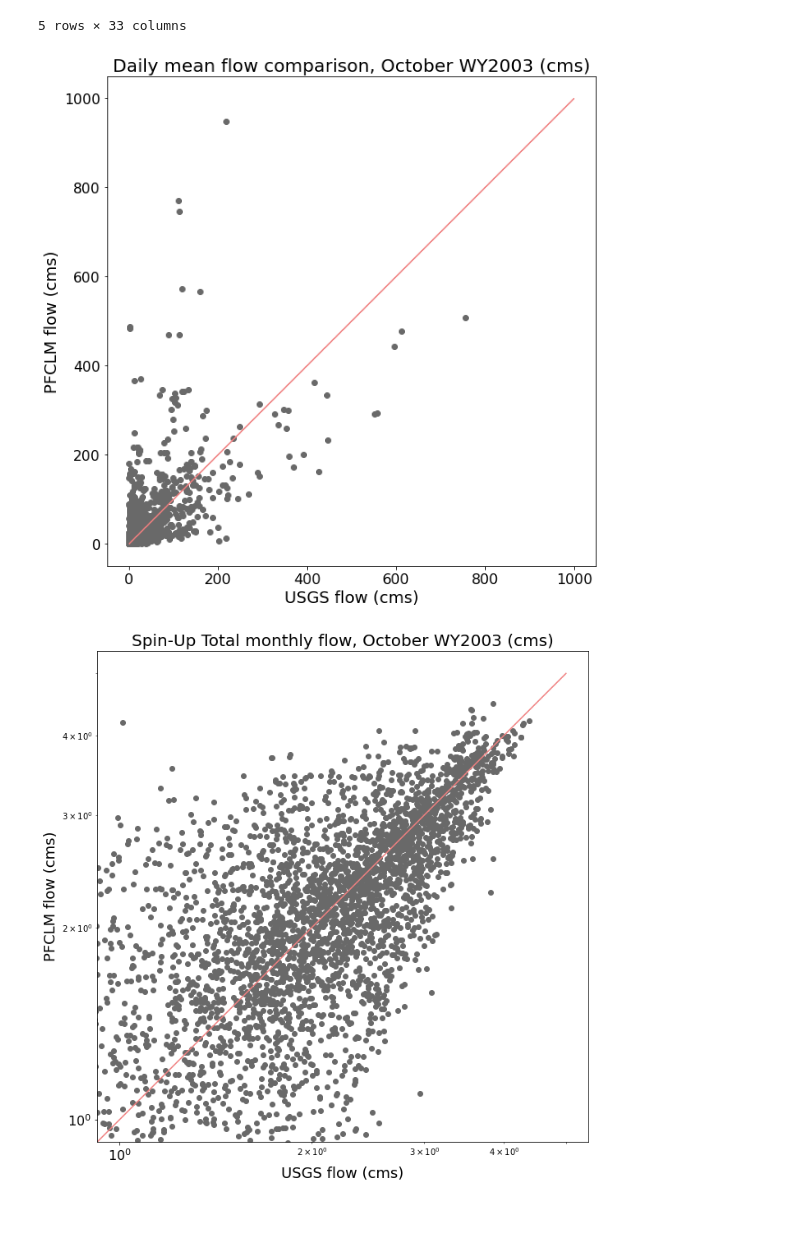
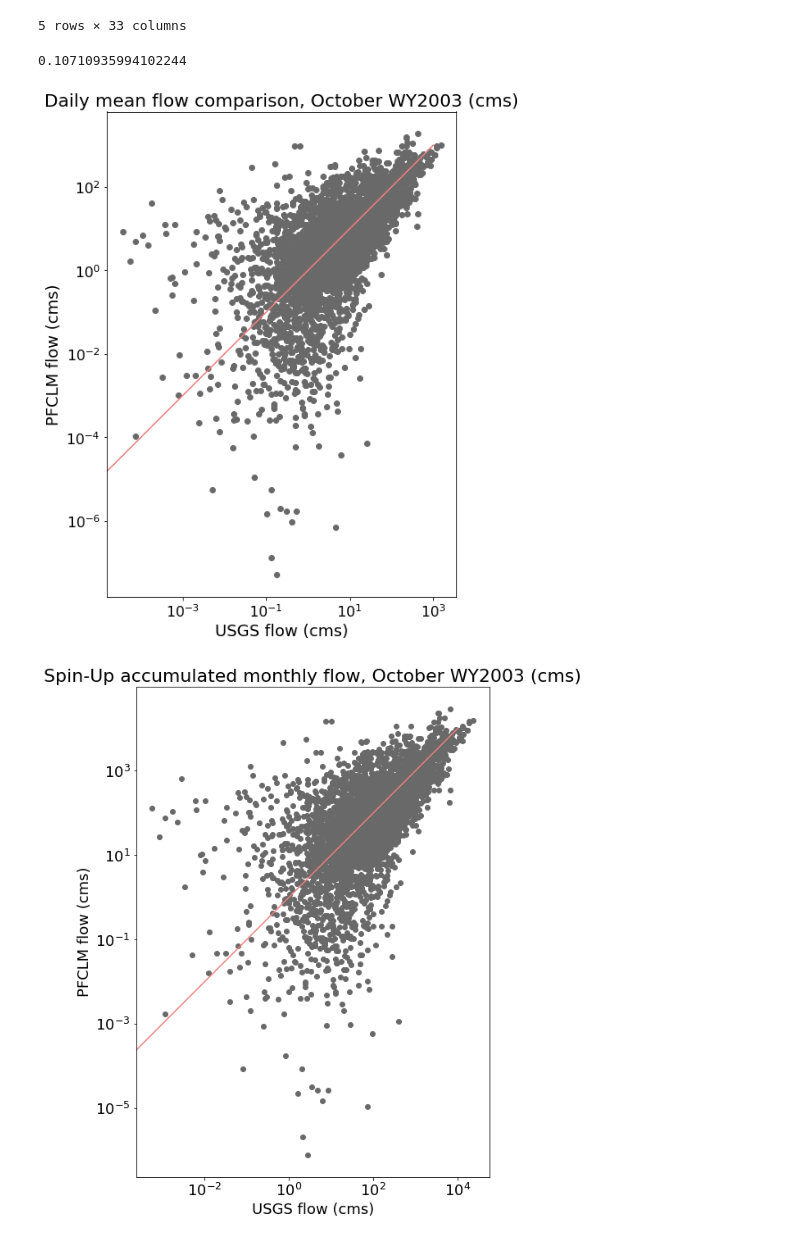
Before and after one commit to danielletijerina/PFCONUS2-analysis, a Jupyter notebook: scripts/Validation/Streamflow/PF-USGS_flow_plots.ipynb, the cells around one changed output. Saved outputs shown, nothing was run; the diff lists cells and outputs as text; code cells hidden in the pictures.

Commit message:
Fixed log flow plots

```diff
--- a/scripts/Validation/Streamflow/PF-USGS_flow_plots.ipynb
+++ b/scripts/Validation/Streamflow/PF-USGS_flow_plots.ipynb
@@ -109,9 +109,10 @@ metadata_df
 # %% [markdown]
 ### Calculate mean flows
 # %%
+usgs_daily_flow['usgs total flow'] = usgs_daily_flow.sum(axis=1)
 usgs_daily_flow['daily mean'] = usgs_daily_flow.sum(axis=1)/no_days
-usgs_daily_flow['monthly total (log)'] = np.log10(usgs_daily_flow.sum(axis=1))
-#usgs_daily_flow['daily mean log'] = np.log10(usgs_daily_flow['daily mean'])
+#usgs_daily_flow['monthly total (log)'] = np.log10(usgs_daily_flow.sum(axis=1)) # DONT HAVE TO DO THIS HERE BECAUSE YOU CAN SET THE PLOT AXIS
+# #usgs_daily_flow['daily mean log'] = np.log10(usgs_daily_flow['daily mean'])
 # %%
 usgs_daily_flow.head()
 # %% [output]
@@ -124,8 +125,9 @@ usgs_daily_flow.head()
 | 1017550 | 0.023772 | 0.024338 | 0.020659 | 0.018395 | 0.01981 | 0.01981 | 0.018678 | 0.018678 | ... |
 5 rows × 33 columns
 # %%
+CONUS2_daily_flow['pf total flow'] = CONUS2_daily_flow.sum(axis=1)
 CONUS2_daily_flow['daily mean'] = CONUS2_daily_flow.sum(axis=1)/no_days
-CONUS2_daily_flow['monthly total (log)'] = np.log10(CONUS2_daily_flow.sum(axis=1))
+#CONUS2_daily_flow['monthly total (log)'] = np.log10(CONUS2_daily_flow.sum(axis=1))  # DONT HAVE TO DO THIS HERE BECAUSE YOU CAN SET THE PLOT AXIS
 #CONUS2_daily_flow['daily mean log'] = np.log10(CONUS2_daily_flow['daily mean'])
 # %%
 CONUS2_daily_flow.head()
@@ -138,40 +140,51 @@ CONUS2_daily_flow.head()
 | 1017000 | 8.474701 | 8.578840 | 8.433320 | 8.120163 | 7.786723 | 7.233890 | 6.638142 | 6.070441 | 5.608575 | 5.285559 | ... | ... |
 | 1017550 | 0.000110 | 0.000000 | 0.000000 | 0.000000 | 0.000000 | 0.000000 | 0.000000 | 0.000000 | 0.000000 | 0.000000 | ... | ... |
 5 rows × 33 columns
+# %%
+# R^2 computations
+r2_daily_mean = r2_score(usgs_daily_flow['daily mean'], CONUS2_daily_flow['daily mean'])
+#r2_month_total = r2_score(usgs_daily_flow['monthly total (log)'], CONUS2_daily_flow['monthly total (log)'])
+r2_daily_mean
+# %% [output]
+0.10710935994102244
 # %%
 # Scatter plot of daily mean flow for October WY2003, PF vs. USGS
 fig = plt.figure(figsize=(10,10), dpi=72)
 ax = fig.add_subplot()
 
 ax.scatter(usgs_daily_flow['daily mean'], CONUS2_daily_flow['daily mean'], color = 'dimgrey')
 ax.plot(range(1000), color = 'lightcoral')
 plt.ylabel('PFCLM flow (cms)',fontsize=18)
 plt.xlabel('USGS flow (cms)',fontsize=18)
 plt.title('Daily mean flow comparison, October WY2003 (cms)',fontsize=20)
+ax.set_xscale('log')
+ax.set_yscale('log')
 ax.xaxis.set_tick_params(labelsize=16)
 ax.yaxis.set_tick_params(labelsize=16)
 # square plot
 ax.set_aspect('equal', adjustable='box')
-#plt.savefig(f'{plot_dir}/Oct_WY2003_daily_mean_flow_comparison_scatter.png')
+plt.savefig(f'{plot_dir}/Oct_WY2003_daily_mean_flow_comparison_scatter_LOG.png')
 # %% [output]
-[figure, old version]
+[figure, new version]
 # %%
 # Scatter plot of monthly total flow for October WY2003, PF vs. USGS
 fig = plt.figure(figsize=(11,11), dpi=72)
 ax = fig.add_subplot()
 
-ax.scatter(usgs_daily_flow['monthly total (log)'], CONUS2_daily_flow['monthly total (log)'], color = 'dimgrey')
+ax.scatter(usgs_daily_flow['usgs total flow'], CONUS2_daily_flow['pf total flow'], color = 'dimgrey')
 # square plot
 ax.set_aspect('equal', adjustable='box')
-ax.plot(range(6), color = 'lightcoral')
+ax.plot(range(10000), color = 'lightcoral')
 plt.ylabel('PFCLM flow (cms)',fontsize=18)
 plt.xlabel('USGS flow (cms)',fontsize=18)
-plt.title('Spin-Up Total monthly flow, October WY2003 (cms)',fontsize=20)
-ax.set_xscale("log")
-ax.set_yscale("log")
-ax.xaxis.set_tick_params(labelsize=16)
-ax.yaxis.set_tick_params(labelsize=16)
+plt.title('Spin-Up accumulated monthly flow, October WY2003 (cms)',fontsize=22)
+#ax.set_xscale('symlog')
+#ax.set_yscale('symlog')
+ax.set_xscale('log')
+ax.set_yscale('log')
+ax.xaxis.set_tick_params(labelsize=18)
+ax.yaxis.set_tick_params(labelsize=18)
 
 plt.savefig(f'{plot_dir}/Oct_WY2003_total_monthly_flow_log_comparison_scatter.png')
 # %% [output]
-[figure, old version]
+[figure, new version]
```
Also changed, not shown: parts of 6 cells of this notebook, 7 other files.
